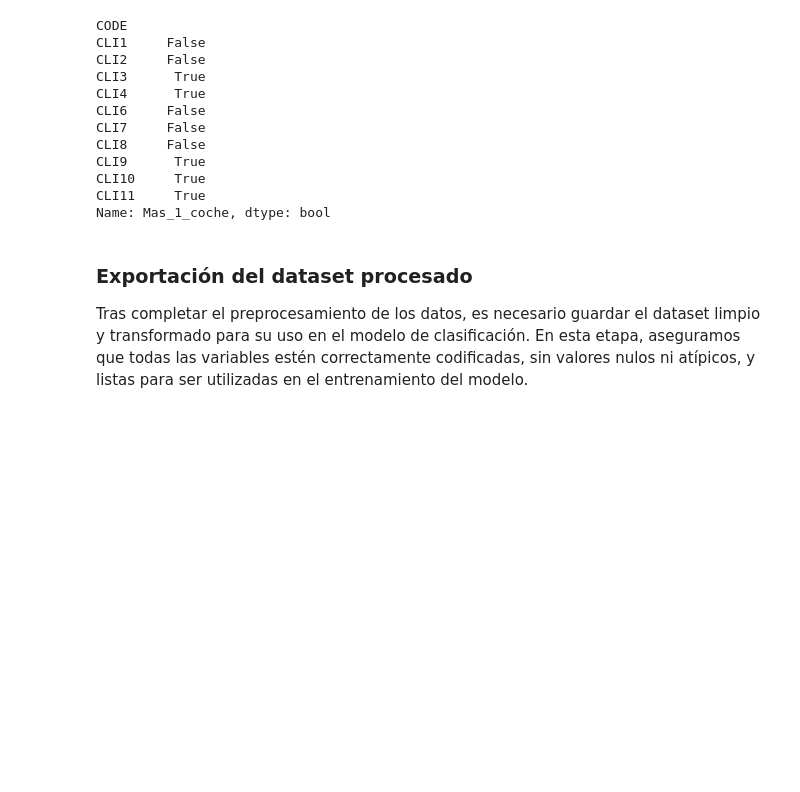
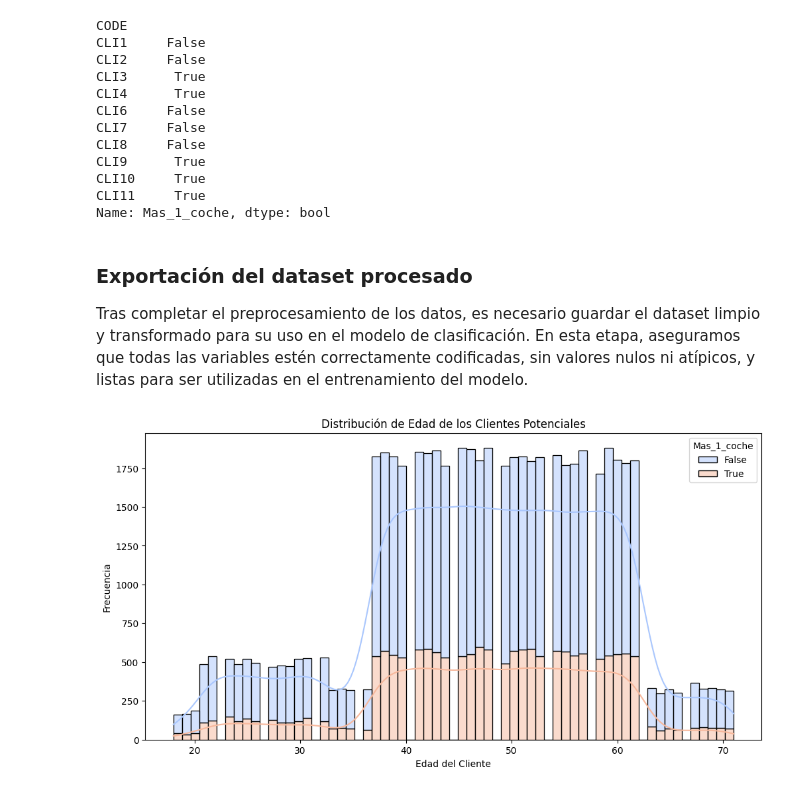
Before and after one commit to Nachosanchezz/ia_trabajos, a Jupyter notebook: notebooks/02_procesamiento.ipynb, the cells around one changed output. Cells and saved outputs as stored; diff of their text form; code cells hidden in the pictures; blank space fills up the shorter version.

```diff
--- a/notebooks/02_procesamiento.ipynb
+++ b/notebooks/02_procesamiento.ipynb
@@ -311,3 +311,14 @@ Name: Mas_1_coche, dtype: bool
 Tras completar el preprocesamiento de los datos, es necesario guardar el dataset limpio y transformado para su uso en el modelo de clasificación. En esta etapa, aseguramos que todas las variables estén correctamente codificadas, sin valores nulos ni atípicos, y listas para ser utilizadas en el entrenamiento del modelo.
 # %%
 df.to_csv('../data/stg/IA_PROPENSITY_TRAIN_1.csv', index=False)
+# %%
+
+# Crear gráfico de barras para la distribución de Edad de los Clientes
+plt.figure(figsize=(12, 6))
+sns.histplot(data=df, x='Edad_Cliente', hue='Mas_1_coche', multiple='stack', palette='coolwarm', kde=True)
+plt.title('Distribución de Edad de los Clientes Potenciales')
+plt.xlabel('Edad del Cliente')
+plt.ylabel('Frecuencia')
+plt.show()
+# %% [output]
+[figure, added]
```
Also changed, not shown: parts of 10 cells of this notebook, 2 other files.
